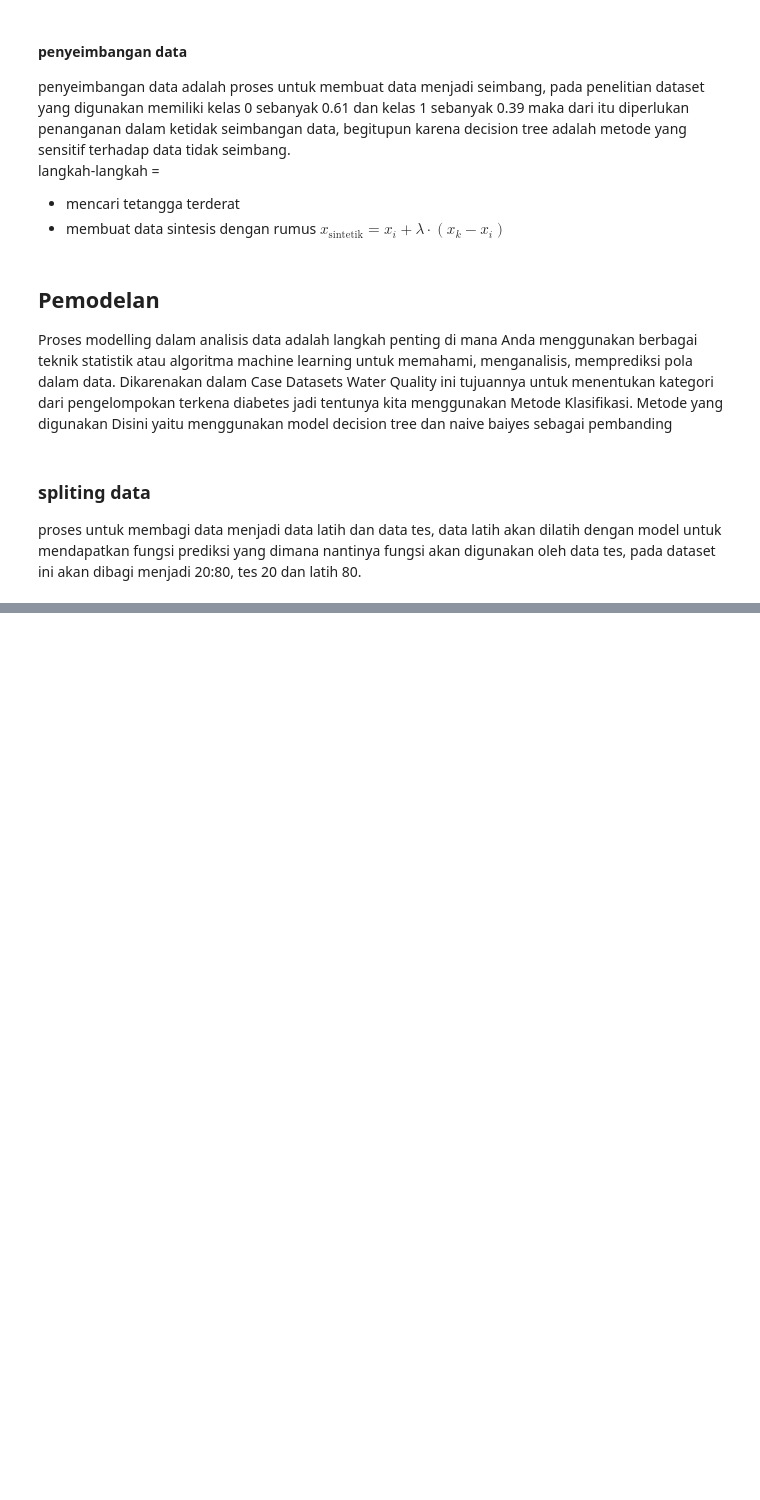
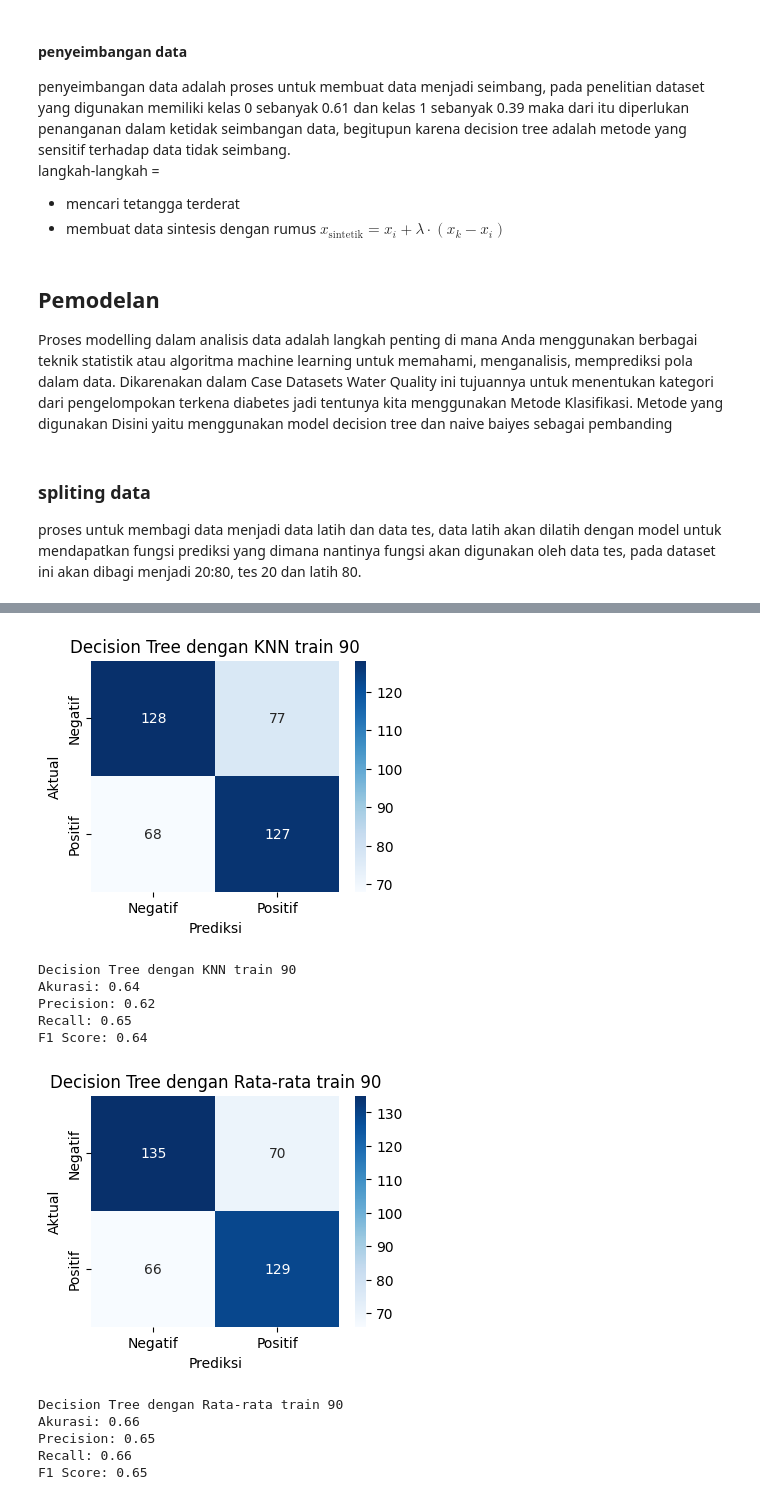
Before and after one commit to Yusronrisq/tugas_akhirpsd, a Jupyter notebook: klasifikasipsd.ipynb, the cells around one changed output, grey strips where cells are left out. Cells and saved outputs as stored; diff of their text form; code cells hidden in the pictures; blank space fills up the shorter version.

```diff
--- a/klasifikasipsd.ipynb
+++ b/klasifikasipsd.ipynb
@@ -389,0 +117,80 @@ print(perbandingan)
+# %%
+def evaluate_model(X, y, model, title, test_size):
+    X_train, X_test, y_train, y_test = train_test_split(X, y, test_size=test_size, random_state=42)
+    model.fit(X_train, y_train)
+    y_pred = model.predict(X_test)
+
+    # Menghitung metrik evaluasi
+    accuracy = accuracy_score(y_test, y_pred)
+    precision = precision_score(y_test, y_pred)
+    recall = recall_score(y_test, y_pred)
+    f1 = f1_score(y_test, y_pred)
+
+    # Menampilkan confusion matrix
+    conf_matrix = confusion_matrix(y_test, y_pred)
+    plt.figure(figsize=(4, 3))
+    sns.heatmap(conf_matrix, annot=True, fmt='d', cmap='Blues',
+                xticklabels=['Negatif', 'Positif'], yticklabels=['Negatif', 'Positif'])
+    plt.xlabel('Prediksi')
+    plt.ylabel('Aktual')
+    plt.title(title)
+    plt.show()
+
+    # Menampilkan hasil metrik evaluasi
+    print(title)
+    print(f'Akurasi: {accuracy:.2f}')
+    print(f'Precision: {precision:.2f}')
+    print(f'Recall: {recall:.2f}')
+    print(f'F1 Score: {f1:.2f}')
+
+    return accuracy, precision, recall, f1
+
+# Data dan model untuk evaluasi
+results = []
+models = [
+    # menggunakan train 90 dan test 10
+    ("Decision Tree dengan KNN train 90", DecisionTreeClassifier(random_state=42), Xknn, yknn, 0.1),
+    ("Decision Tree dengan Rata-rata train 90", DecisionTreeClassifier(random_state=42), Xrata, yrata, 0.1),
+    ("Naive Bayes dengan KNN train 90", GaussianNB(), Xknn, yknn, 0.1),
+    ("Naive Bayes dengan Rata-rata train 90", GaussianNB(), Xrata, yrata, 0.1),
+    ("KNN dengan KNN train 90", KNeighborsClassifier(n_neighbors=3), Xknn, yknn, 0.1),
+    ("KNN dengan Rata-rata train 90", KNeighborsClassifier(n_neighbors=3), Xrata, yrata, 0.1),
+    # menggunakan train 80 dan test 20
+    ("Decision Tree dengan KNN train 80", DecisionTreeClassifier(random_state=42), Xknn, yknn, 0.2),
+    ("Decision Tree dengan Rata-rata train 80", DecisionTreeClassifier(random_state=42), Xrata, yrata, 0.2),
+    ("Naive Bayes dengan KNN train 80", GaussianNB(), Xknn, yknn, 0.2),
+    ("Naive Bayes dengan Rata-rata train 80", GaussianNB(), Xrata, yrata, 0.2),
+    ("KNN dengan KNN train 80", KNeighborsClassifier(n_neighbors=3), Xknn, yknn, 0.2),
+    ("KNN dengan Rata-rata train 80", KNeighborsClassifier(n_neighbors=3), Xrata, yrata, 0.2),
+    # menggunakan train 70 dan test 30
+    ("Decision Tree dengan KNN train 70", DecisionTreeClassifier(random_state=42), Xknn, yknn, 0.3),
+    ("Decision Tree dengan Rata-rata train 70", DecisionTreeClassifier(random_state=42), Xrata, yrata, 0.3),
+    ("Naive Bayes dengan KNN train 70", GaussianNB(), Xknn, yknn, 0.3),
+    ("Naive Bayes dengan Rata-rata train 70", GaussianNB(), Xrata, yrata, 0.3),
+    ("KNN dengan KNN train 70", KNeighborsClassifier(n_neighbors=3), Xknn, yknn, 0.3),
+    ("KNN dengan Rata-rata train 70", KNeighborsClassifier(n_neighbors=3), Xrata, yrata, 0.3)
+]
+
+# Loop untuk evaluasi setiap model
+for title, model, X, y, test_size in models:
+    accuracy, precision, recall, f1 = evaluate_model(X, y, model, title, test_size)
+    results.append((title, accuracy, precision, recall, f1))
+
+perbangingan = pd.DataFrame(results, columns=["Model", "Akurasi", "Precision", "Recall", "F1 Score"])
+
+# Menampilkan hasil perbandingan
+print("\nPerbandingan Model:")
+print(perbangingan)
+# %% [output]
+[figure, added]
+Decision Tree dengan KNN train 90
+Akurasi: 0.64
+Precision: 0.62
+Recall: 0.65
+F1 Score: 0.64
+[figure, added]
+Decision Tree dengan Rata-rata train 90
+Akurasi: 0.66
+Precision: 0.65
+Recall: 0.66
+F1 Score: 0.65
```
Also changed, not shown: parts of 3 cells of this notebook, 3 other files.
